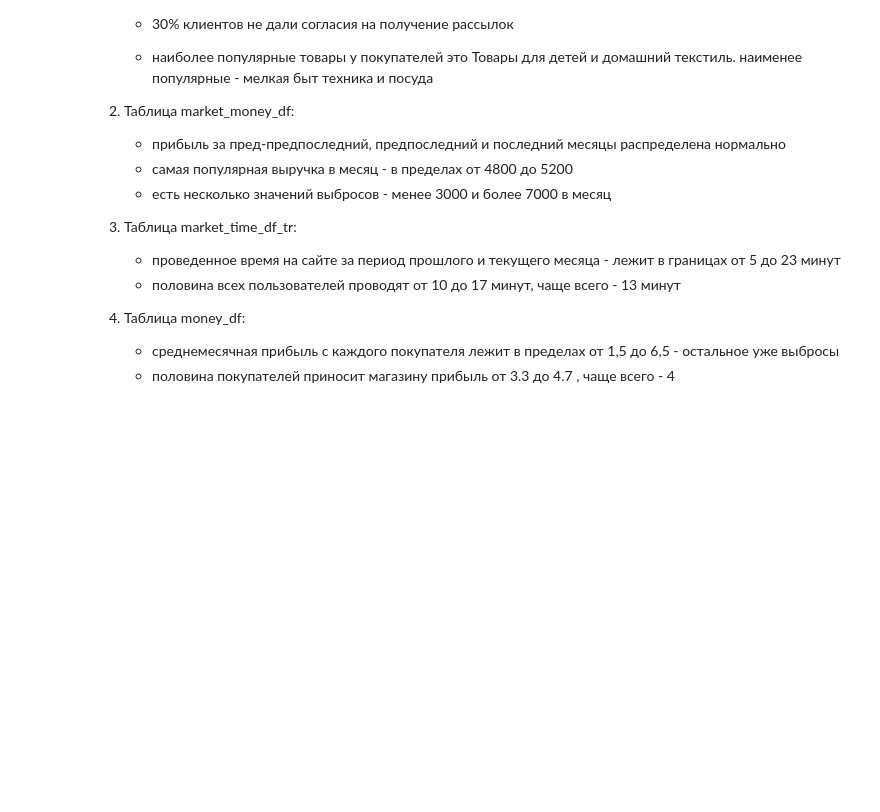
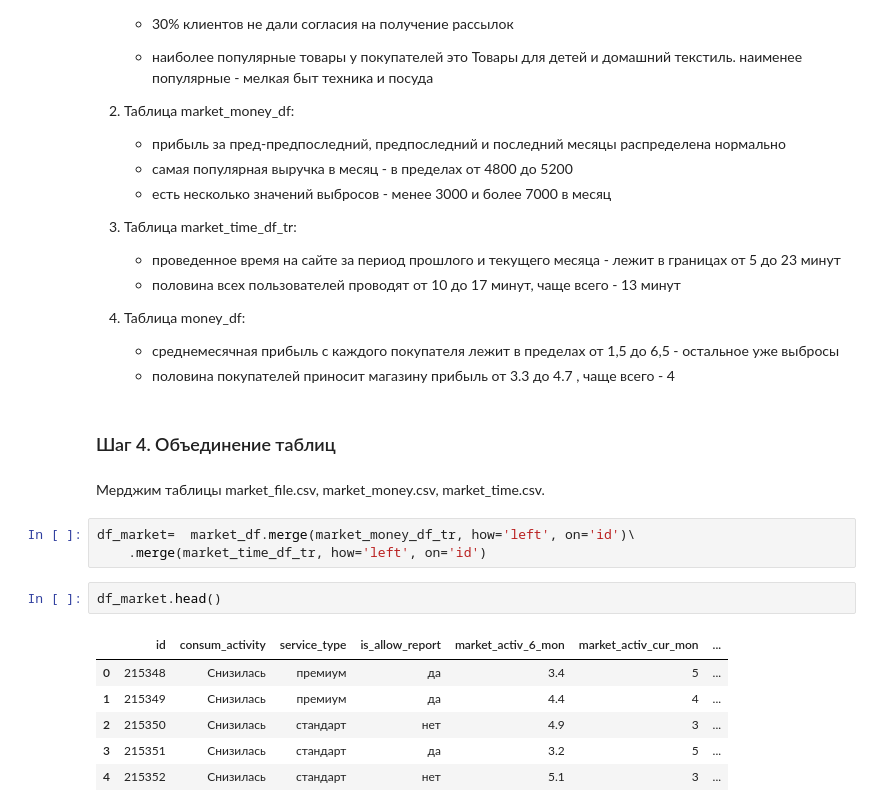
Before and after one commit to anthonypotekhin/studying, a Jupyter notebook: yandex_practicum/8_supervised_learning/sup_learn_proj.ipynb, the cells around one changed output. Drawn from its saved outputs; the diff is of its cells as text; blank space fills up the shorter version.

```diff
--- a/yandex_practicum/8_supervised_learning/sup_learn_proj.ipynb
+++ b/yandex_practicum/8_supervised_learning/sup_learn_proj.ipynb
@@ -626,3 +626,19 @@ for dataset in [market_df, market_money_df_tr, market_time_df_tr, money_df]:
 4) Таблица money_df:
     - среднемесячная прибыль с каждого покупателя лежит в пределах от 1,5 до 6,5 - остальное уже выбросы
     - половина покупателей приносит магазину прибыль от 3.3 до 4.7 , чаще всего  - 4
+# %% [markdown]
+### Шаг 4. Объединение таблиц
+# %% [markdown]
+Мерджим таблицы market_file.csv, market_money.csv, market_time.csv.
+# %%
+df_market=  market_df.merge(market_money_df_tr, how='left', on='id')\
+    .merge(market_time_df_tr, how='left', on='id')
+# %%
+df_market.head()
+# %% [output]
+|  | id | consum_activity | service_type | is_allow_report | market_activ_6_mon | market_activ_cur_mon | ... |
+| 0 | 215348 | Снизилась | премиум | да | 3.4 | 5 | ... |
+| 1 | 215349 | Снизилась | премиум | да | 4.4 | 4 | ... |
+| 2 | 215350 | Снизилась | стандарт | нет | 4.9 | 3 | ... |
+| 3 | 215351 | Снизилась | стандарт | да | 3.2 | 5 | ... |
+| 4 | 215352 | Снизилась | стандарт | нет | 5.1 | 3 | ... |
```
Also changed, not shown: parts of 13 cells of this notebook, 1 other file.
